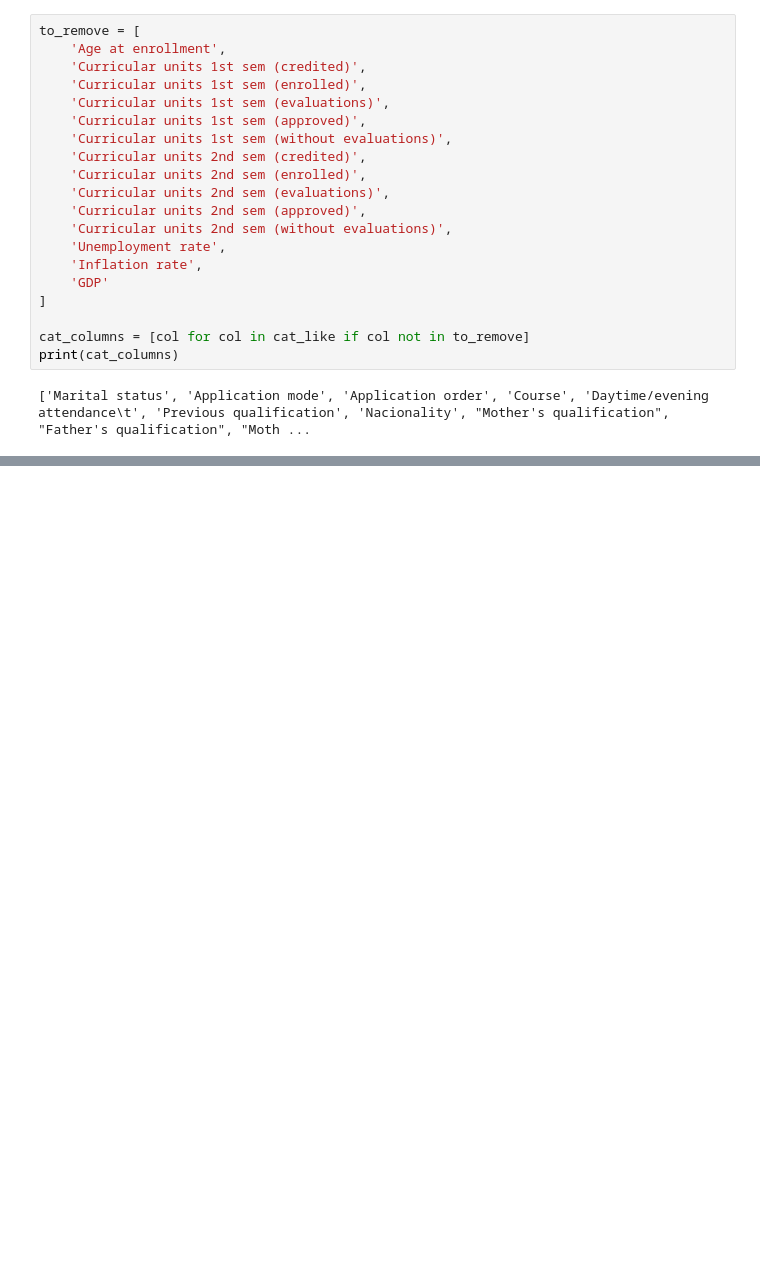
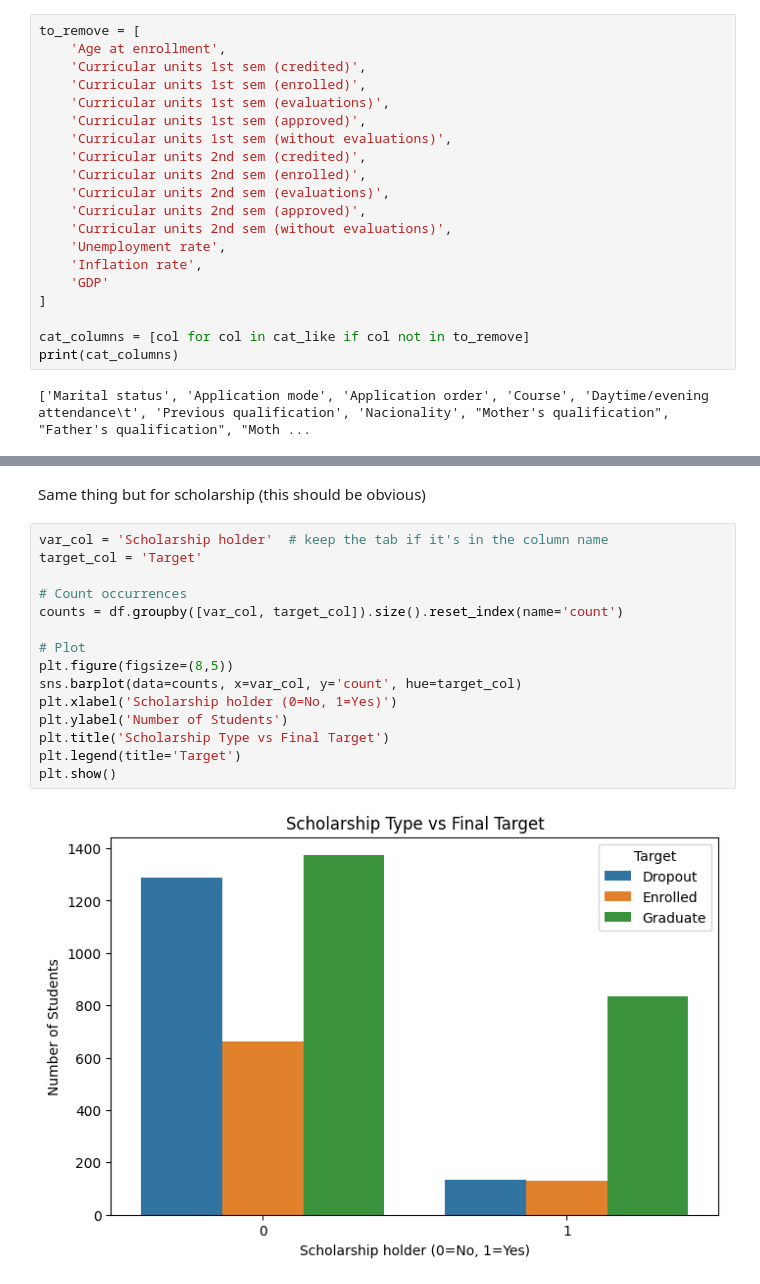
Before and after one commit to Scrowbin/end, a Jupyter notebook: code.ipynb, the cells around one changed output, grey strips where cells are left out. Drawn from its saved outputs; the diff is of its cells as text; blank space fills up the shorter version.

```diff
--- a/code.ipynb
+++ b/code.ipynb
@@ -107,0 +293,19 @@ df = df.drop(columns="Target")
+# %% [markdown]
+Same thing but for scholarship (this should be obvious)
+# %%
+var_col = 'Scholarship holder'  # keep the tab if it's in the column name
+target_col = 'Target'
+
+# Count occurrences
+counts = df.groupby([var_col, target_col]).size().reset_index(name='count')
+
+# Plot
+plt.figure(figsize=(8,5))
+sns.barplot(data=counts, x=var_col, y='count', hue=target_col)
+plt.xlabel('Scholarship holder (0=No, 1=Yes)')
+plt.ylabel('Number of Students')
+plt.title('Scholarship Type vs Final Target')
+plt.legend(title='Target')
+plt.show()
+# %% [output]
+[figure, added]
```
Also changed, not shown: parts of 46 cells of this notebook.
